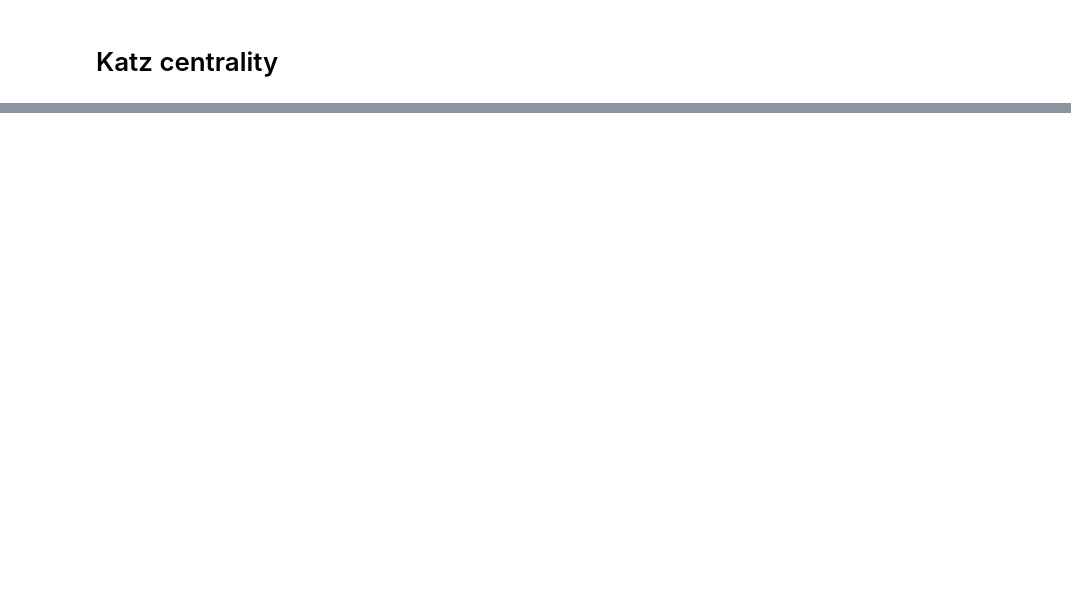
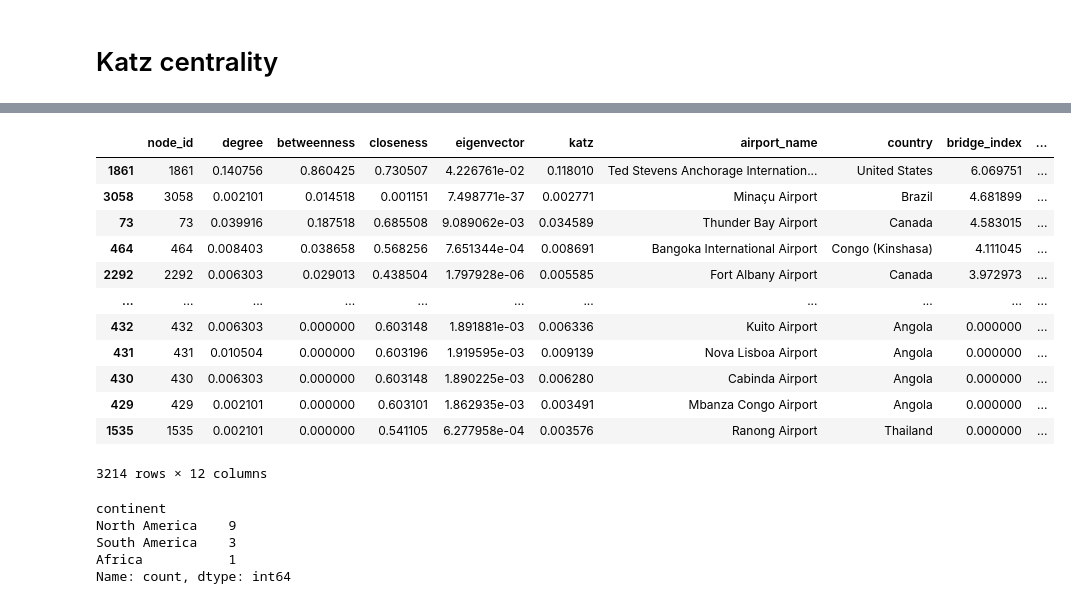
Before and after one commit to sugy-w/Veda-o-sietach-Projekt-JPD-, a Jupyter notebook: general analysis/network_centrality.ipynb, the cells around one changed output, grey strips where cells are left out. Saved outputs shown, nothing was run; the diff lists cells and outputs as text; code cells hidden in the pictures; blank space fills up the shorter version.

```diff
--- a/general analysis/network_centrality.ipynb
+++ b/general analysis/network_centrality.ipynb
@@ -150,0 +216,38 @@ sns.kdeplot(katz_centrality.values())
+# %%
+# 1. Výpočet Bridge Indexu (pomer dôležitosti k veľkosti)
+df_norm['bridge_index'] = df_norm['betweenness'] / (df_norm['degree'] + 0.001)
+
+df_norm['regional_index'] = df_norm['degree'] - df_norm['betweenness']
+
+df_norm['prestige_index'] = df_norm['eigenvector'] / (df_norm['degree'] + 0.001)
+
+df_norm['local_giant_index'] = df_norm['degree'] - df_norm['eigenvector']
+# %%
+top_10_bridges = df_norm.sort_values('bridge_index', ascending=False)
+top_10_bridges
+# %% [output]
+|  | node_id | degree | betweenness | closeness | eigenvector | katz | airport_name | country | bridge_index | ... |
+| 1861 | 1861 | 0.140756 | 0.860425 | 0.730507 | 4.226761e-02 | 0.118010 | Ted Stevens Anchorage Internation... | United States | 6.069751 | ... |
+| 3058 | 3058 | 0.002101 | 0.014518 | 0.001151 | 7.498771e-37 | 0.002771 | Minaçu Airport | Brazil | 4.681899 | ... |
+| 73 | 73 | 0.039916 | 0.187518 | 0.685508 | 9.089062e-03 | 0.034589 | Thunder Bay Airport | Canada | 4.583015 | ... |
+| 464 | 464 | 0.008403 | 0.038658 | 0.568256 | 7.651344e-04 | 0.008691 | Bangoka International Airport | Congo (Kinshasa) | 4.111045 | ... |
+| 2292 | 2292 | 0.006303 | 0.029013 | 0.438504 | 1.797928e-06 | 0.005585 | Fort Albany Airport | Canada | 3.972973 | ... |
+| ... | ... | ... | ... | ... | ... | ... | ... | ... | ... | ... |
+| 432 | 432 | 0.006303 | 0.000000 | 0.603148 | 1.891881e-03 | 0.006336 | Kuito Airport | Angola | 0.000000 | ... |
+| 431 | 431 | 0.010504 | 0.000000 | 0.603196 | 1.919595e-03 | 0.009139 | Nova Lisboa Airport | Angola | 0.000000 | ... |
+| 430 | 430 | 0.006303 | 0.000000 | 0.603148 | 1.890225e-03 | 0.006280 | Cabinda Airport | Angola | 0.000000 | ... |
+| 429 | 429 | 0.002101 | 0.000000 | 0.603101 | 1.862935e-03 | 0.003491 | Mbanza Congo Airport | Angola | 0.000000 | ... |
+| 1535 | 1535 | 0.002101 | 0.000000 | 0.541105 | 6.277958e-04 | 0.003576 | Ranong Airport | Thailand | 0.000000 | ... |
+3214 rows × 12 columns
+# %%
+top_10_bridges["continent"] = top_10_bridges.apply(lambda row: get_continent(
+    latitude=nodes.loc[nodes[" name"] == row["airport_name"], " latitude"].values[0],
+    longitude=nodes.loc[nodes[" name"] == row["airport_name"], " longitude"].values[0]
+), axis=1)
+top_10_bridges["continent"][:13].value_counts()
+# %% [output]
+continent
+North America    9
+South America    3
+Africa           1
+Name: count, dtype: int64
```
Also changed, not shown: parts of 25 cells of this notebook.
